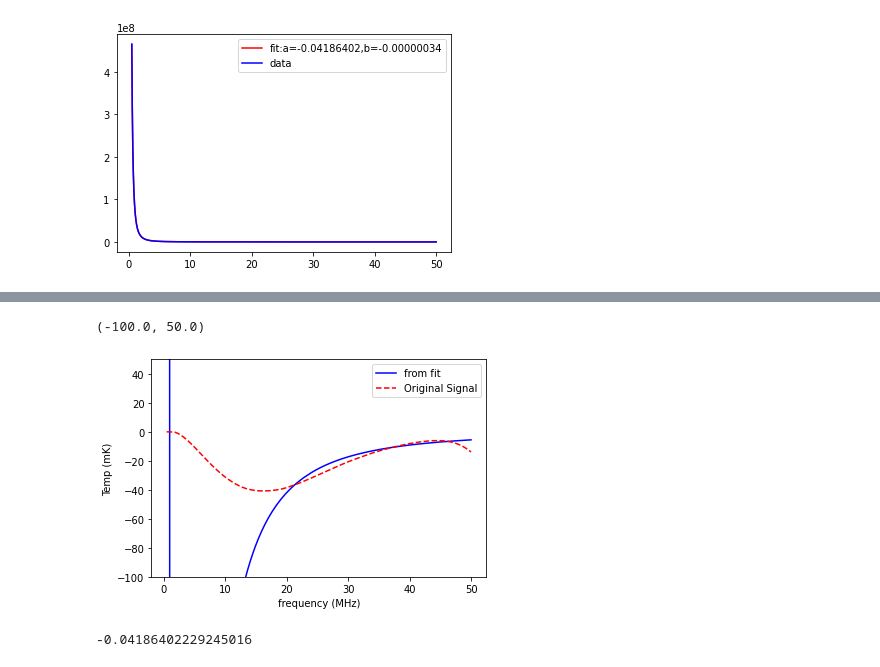
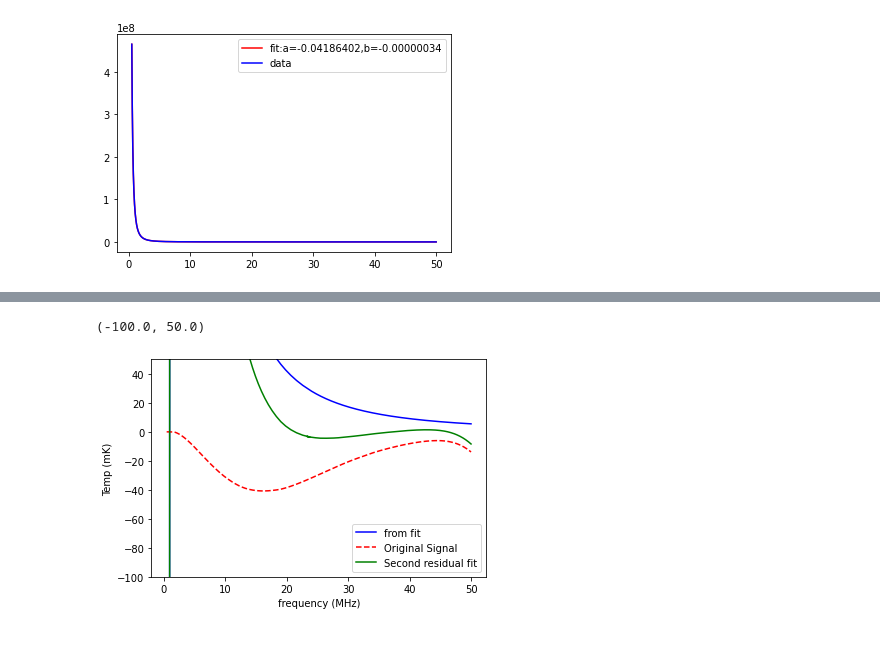
Before and after one commit to kssumanth27/Notebooks---signal, a Jupyter notebook: Power Law.ipynb, the cells around one changed output, grey strips where cells are left out. Saved outputs shown, nothing was run; the diff lists cells and outputs as text; code cells hidden in the pictures.

```diff
--- a/Power Law.ipynb
+++ b/Power Law.ipynb
@@ -40,8 +40,9 @@ def func(x,a,b):
 def func2(x,a,b):
     return ((40000+a)*(x/nu0)**(-2.5+b))/((40000)*(x/nu0)**(-2.5))    #with pre weighting with nu^(-2.5)
 # %%
-T2 = func(nu6,0,0)                                 #T2 is the foreground from trivial power law
-Tdata = (T2 + Tsig_50)/((40000)*(nu6/nu0)**(-2.5))                   # Tdata is foreground + signal, and scaled by nu6^(-2.5)
+T2 = func(nu6,0,0)     #T2 is the foreground from trivial power law
+weight = (40000)*(nu6/nu0)**(-2.5)
+Tdata = (T2 + Tsig_50)/ weight                 # Tdata is foreground + signal, and scaled by nu6^(-2.5)
 #print(Tdata)
 plt.plot(nu_50,Tdata,'b-',label = 'data')
 # %% [output]
@@ -69,17 +72,14 @@ plt.legend()  #without weighting (foreground + signal)
 # %%
-fit = func2(nu6,*popt)*((40000)*(nu6/nu0)**(-2.5))
-Tsig_fit = (fit - T2)*1e3
+fit = func2(nu6,*popt)*weight
+Tsig_fit = -1*(fit - T2)*1e3
+Tsig_fit2 = (Tdata*weight - fit)*1e3
 plt.plot(nu_50,Tsig_fit,'b-',label='from fit')
 plt.plot(nu_50,Tsig3,'r--',label = 'Original Signal')
+plt.plot(nu_50,Tsig_fit2,'g',label = 'Second residual fit')
 plt.xlabel("frequency (MHz)")
 plt.ylabel("Temp (mK)")
 plt.legend()
 plt.ylim(-100,50)  #original signal vs signal from fitting
 # %% [output]
 (-100.0, 50.0)
-[figure, old version]
+[figure, new version]
-# %%
-a = popt[0]
-print(a)
-# %% [output]
--0.04186402229245016
```
Also changed, not shown: parts of 6 cells of this notebook.
